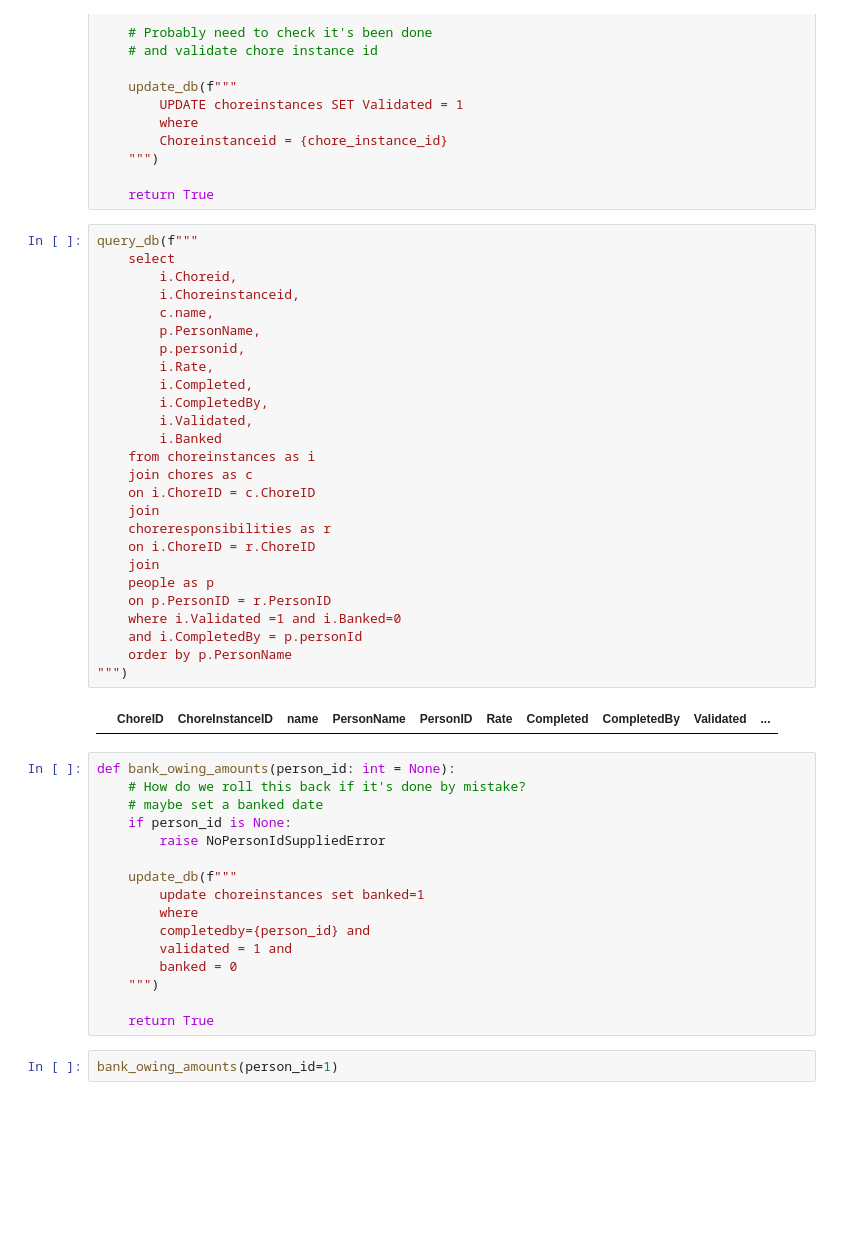
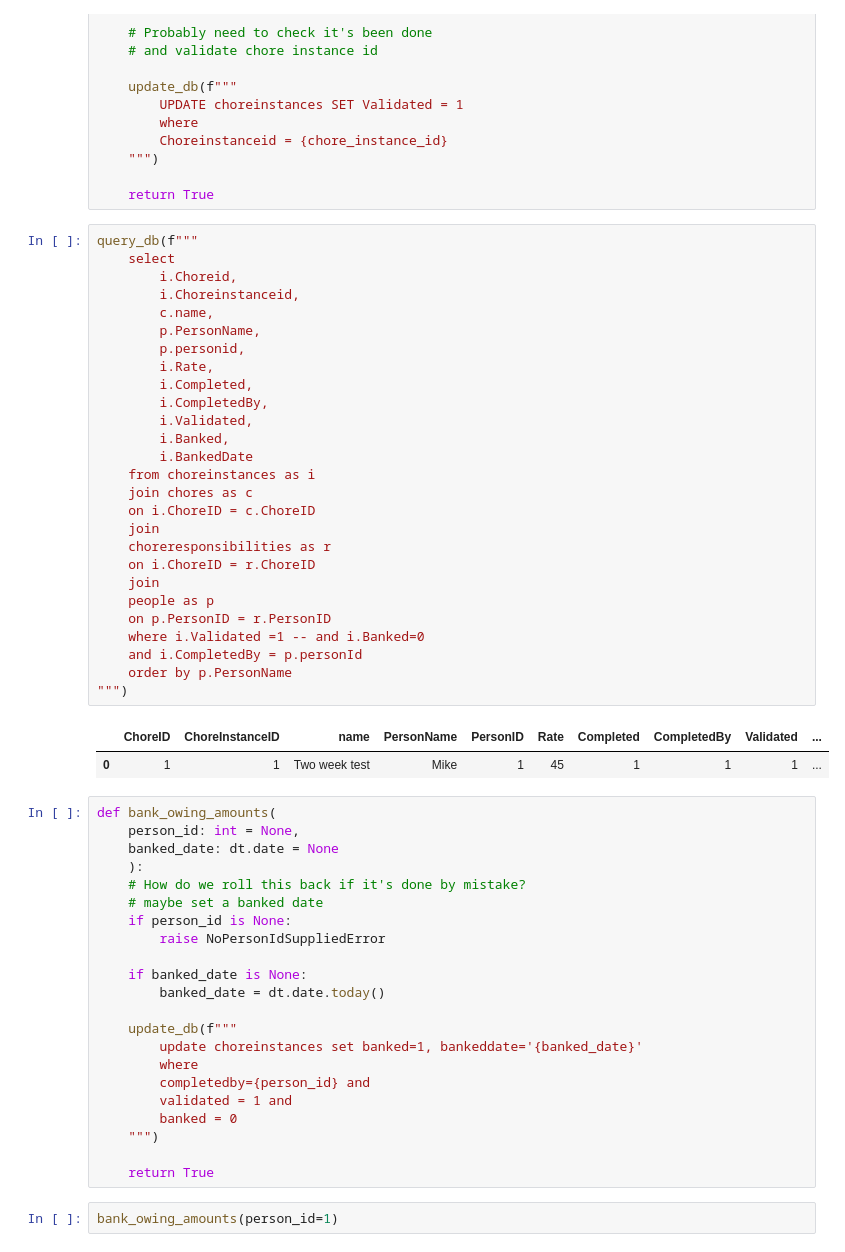
Before and after one commit to gorbynet/ChoreTracker, a Jupyter notebook: ChoreTrackerDevelopment.ipynb, the cells around one changed output. Cells and saved outputs as stored; diff of their text form; blank space fills up the shorter version.

```diff
--- a/ChoreTrackerDevelopment.ipynb
+++ b/ChoreTrackerDevelopment.ipynb
@@ -580,40 +562,48 @@ def validate_chore_instance(
 # %%
 query_db(f"""
     select
         i.Choreid,
         i.Choreinstanceid,
         c.name,
         p.PersonName,
         p.personid,
         i.Rate,
         i.Completed,
         i.CompletedBy,
         i.Validated,
-        i.Banked
+        i.Banked,
+        i.BankedDate
     from choreinstances as i
     join chores as c
     on i.ChoreID = c.ChoreID
     join
     choreresponsibilities as r
     on i.ChoreID = r.ChoreID
     join
     people as p
     on p.PersonID = r.PersonID
-    where i.Validated =1 and i.Banked=0
+    where i.Validated =1 -- and i.Banked=0
     and i.CompletedBy = p.personId
     order by p.PersonName
 """)
 # %% [output]
 |  | ChoreID | ChoreInstanceID | name | PersonName | PersonID | Rate | Completed | CompletedBy | Validated | ... |
+| 0 | 1 | 1 | Two week test | Mike | 1 | 45 | 1 | 1 | 1 | ... |
 # %%
-def bank_owing_amounts(person_id: int = None):
+def bank_owing_amounts(
+    person_id: int = None,
+    banked_date: dt.date = None
+    ):
     # How do we roll this back if it's done by mistake?
     # maybe set a banked date
     if person_id is None:
         raise NoPersonIdSuppliedError
 
+    if banked_date is None:
+        banked_date = dt.date.today()
+
     update_db(f"""
-        update choreinstances set banked=1
+        update choreinstances set banked=1, bankeddate='{banked_date}'
         where
         completedby={person_id} and
         validated = 1 and
```
Also changed, not shown: parts of 7 cells of this notebook.
